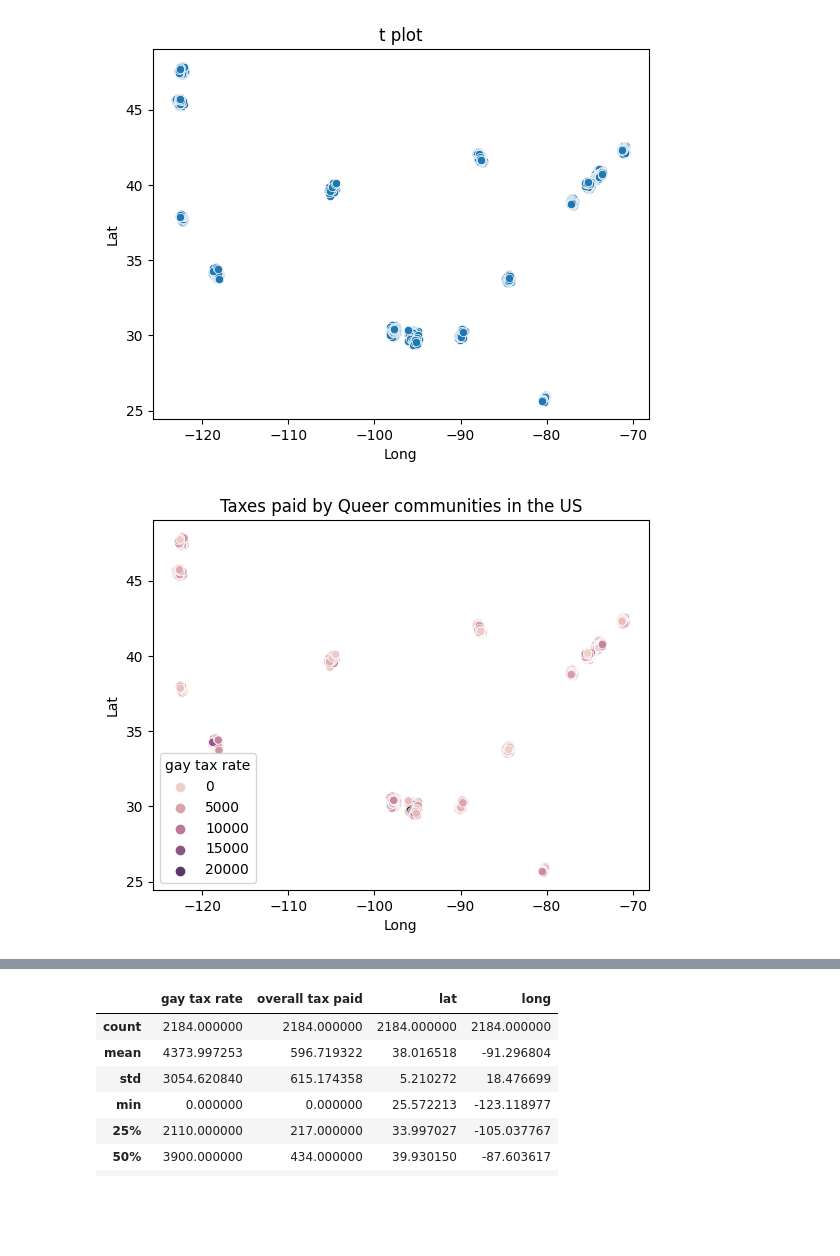
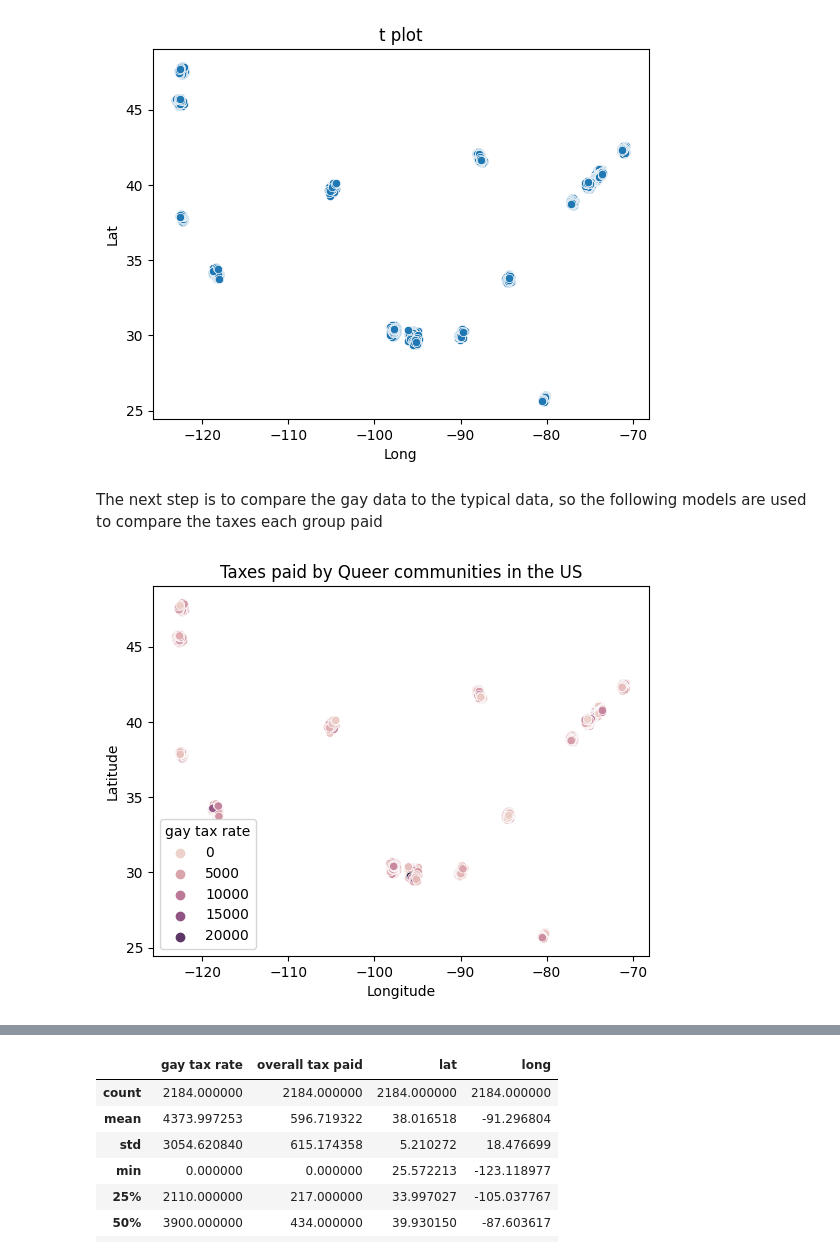
Before and after one commit to ubco-W2022T2-data301/project-group-group-44, a Jupyter notebook: analysis/analysis2.ipynb, the cells around one changed output, grey strips where cells are left out. Saved outputs shown, nothing was run; the diff lists cells and outputs as text; code cells hidden in the pictures; blank space fills up the shorter version.

```diff
--- a/analysis/analysis2.ipynb
+++ b/analysis/analysis2.ipynb
@@ -211,19 +198,21 @@ _ = plot1.set(xlabel="Long", ylabel="Lat", title="t plot")
+# %% [markdown]
+The next step is to compare the gay data to the typical data, so the following models are used to compare the taxes each group paid
 # %%
 
 gaydfgaytaxplot = gaydf.copy()
 
 # gaydf.head()
 
 del gaydfgaytaxplot['zip']
 del gaydfgaytaxplot['population']
 del gaydfgaytaxplot['overall tax paid']
 del gaydfgaytaxplot['income']
 # del gaydfgaytaxplot['gay tax rate']
 
 plot2 = sns.scatterplot(data=gaydfgaytaxplot, x="long", y="lat", hue='gay tax rate')
-_ = plot2.set(xlabel="Long", ylabel="Lat", title="Taxes paid by Queer communities in the US")
+_ = plot2.set(xlabel="Longitude", ylabel="Latitude", title="Taxes paid by Queer communities in the US")
 # %% [output]
-[figure, old version]
+[figure, new version]
 # %%
 gaydfgentaxplot = gaydf.copy()
 
```
Also changed, not shown: parts of 19 cells of this notebook.
